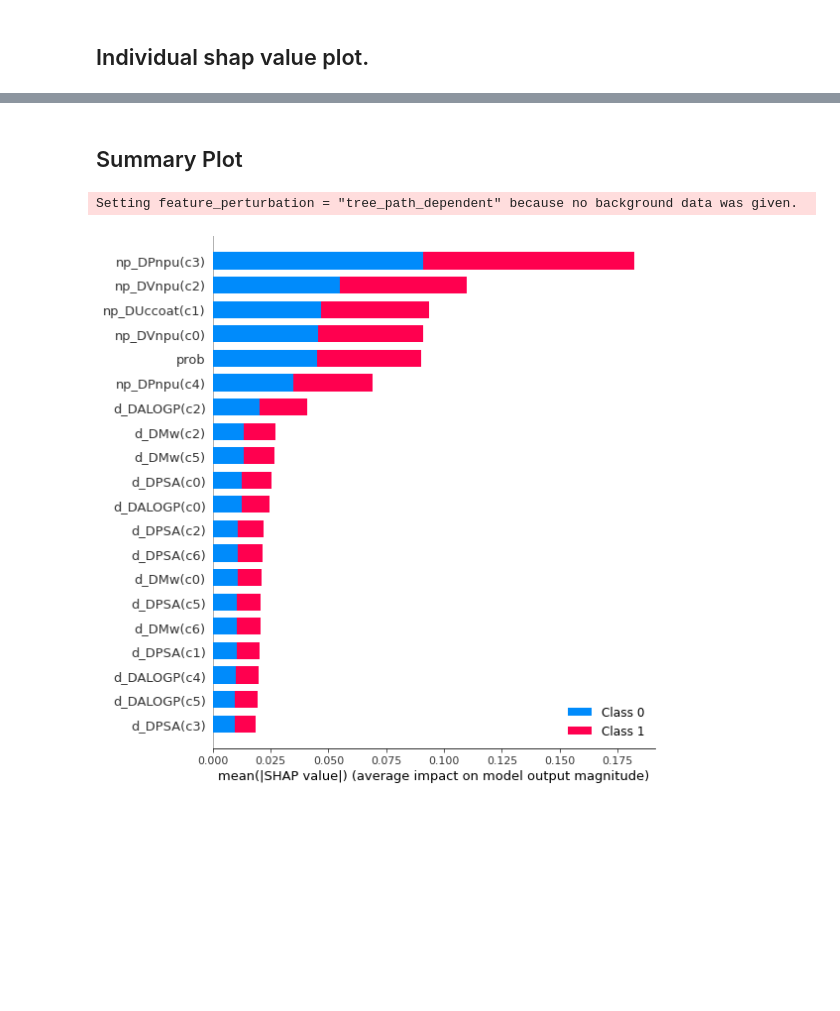
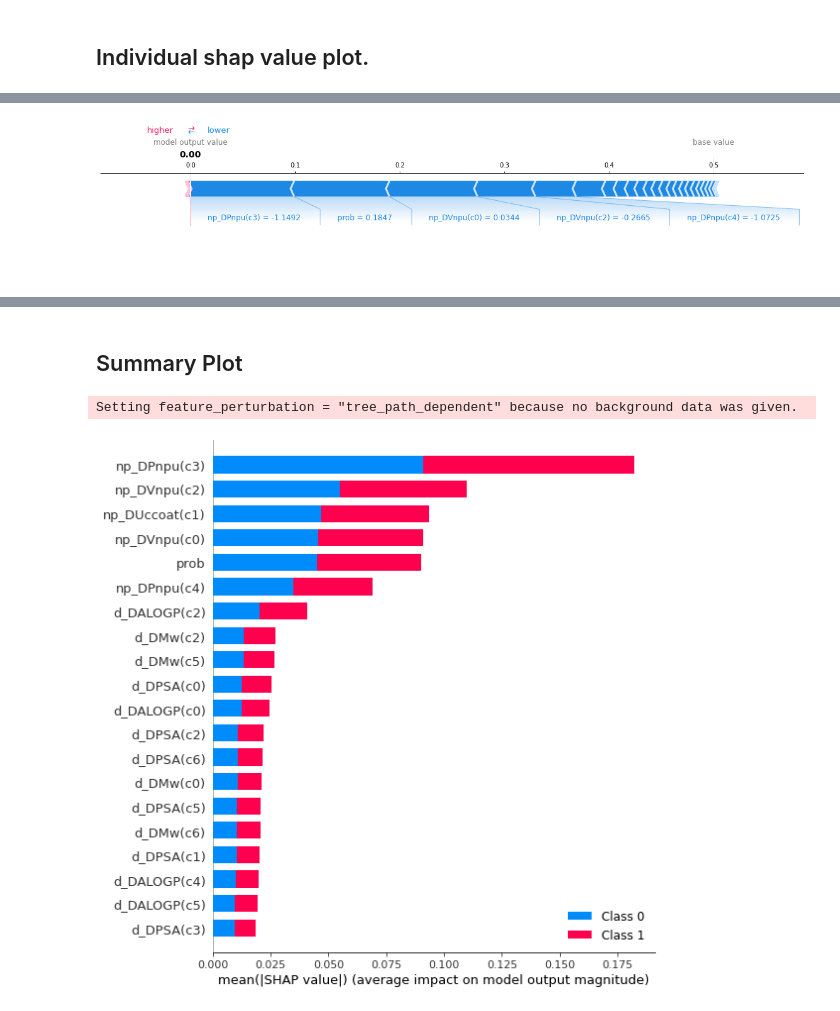
Before and after one commit to d-bcarrue/NanoDrugsMalaria, a Jupyter notebook: SHAP_test.ipynb, the cells around one changed output, grey strips where cells are left out. Saved outputs shown, nothing was run; the diff lists cells and outputs as text; code cells hidden in the pictures; blank space fills up the shorter version.

```diff
--- a/SHAP_test.ipynb
+++ b/SHAP_test.ipynb
@@ -98,0 +136,4 @@ Wall time: 26.7 s
+# %%
+force_plot_aux(explainerModel, shap_values_Model, scaler, S, 1)
+# %% [output]
+[figure, added]
```
Also changed, not shown: parts of 22 cells of this notebook.
